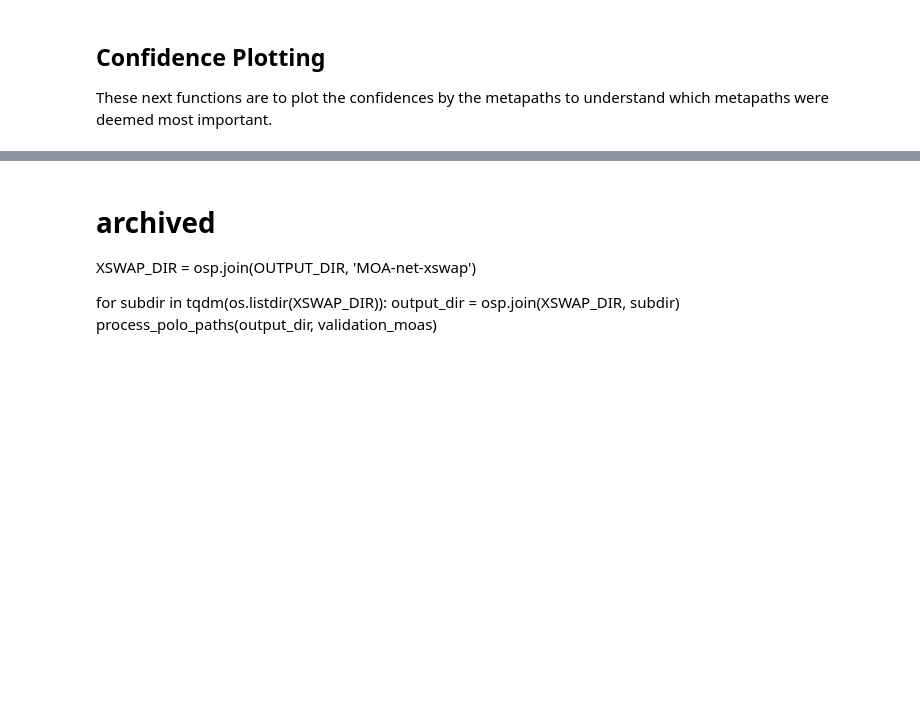
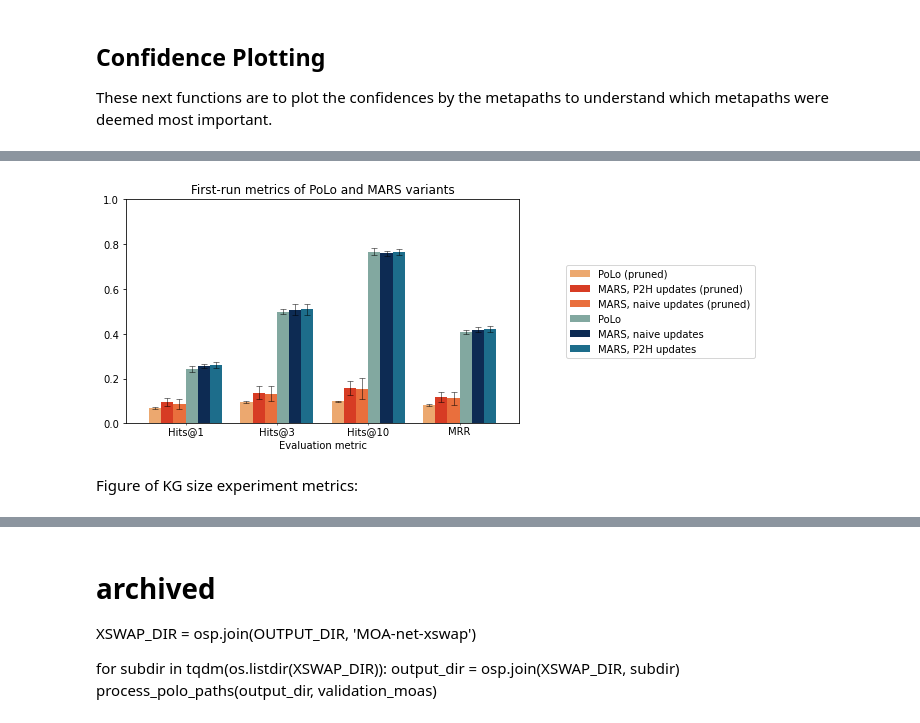
Before and after one commit to laurendelong21/MoA-Net, a Jupyter notebook: notebooks/result_paths_analysis.ipynb, the cells around one changed output, grey strips where cells are left out. Drawn from its saved outputs; the diff is of its cells as text; code cells hidden in the pictures; blank space fills up the shorter version.

```diff
--- a/notebooks/result_paths_analysis.ipynb
+++ b/notebooks/result_paths_analysis.ipynb
@@ -500,0 +542,71 @@ for subdir in tqdm(os.listdir(OG_DIR)):
+# %%
+# For every column remove the parentheses, and split by comma getting the first element
+table2_values = first_run.applymap(lambda x: x.split(",")[0].replace("(", ""))
+
+table2_sd = first_run.applymap(lambda x: x.split(",")[1].replace(")", ""))
+
+# to numeric
+table2_values = table2_values.apply(pd.to_numeric)
+table2_sd = table2_sd.apply(pd.to_numeric)
+# %%
+new_order = [
+    "PoLo (pruned)",
+    "MARS, P2H updates (pruned)",
+    "MARS, naive updates (pruned)",
+    "PoLo",
+    "MARS, naive updates",
+    "MARS, P2H updates",
+]
+table2_values = table2_values.reindex(index=new_order)
+table2_sd = table2_sd.reindex(index=new_order)
+# %%
+color_dict = {
+    "PoLo": "#82a8a0",
+    "PoLo (pruned)": "#eca86f",
+    "MARS, P2H updates (pruned)": "#d73c24",
+    "MARS, naive updates": "#0d2b53",
+    "MARS, naive updates (pruned)": "#e96f3d",
+    "MARS, P2H updates": "#1d6d8b",
+}
+
+table2_values.T.plot.bar(
+    color=color_dict,
+    yerr=table2_sd.T,
+    capsize=4,
+    ecolor="black",
+    error_kw=dict(lw=0.5, capsize=3, capthick=0.5),
+    # make bars thicker
+    width=0.8,
+)
+
+# dpi 400
+
+# Move legend out
+plt.legend(loc="center right", borderaxespad=0.0, bbox_to_anchor=(1.6, 0.5))
+# Title legend
+plt.title("First-run metrics of PoLo and MARS variants")
+
+# Y label empty
+plt.ylabel("")
+# Y label 0-1
+plt.ylim(0, 1)
+
+# x labels rotation
+plt.xticks(rotation=0)
+
+# make bars thicker and reduce the space between ticks
+plt.tick_params(axis="x", width=0.5, length=2, pad=0.5)
+
+# X label
+plt.xlabel("Evaluation metric")
+
+# make the plot wider
+plt.gcf().set_size_inches(10, 4)
+
+plt.savefig(osp.join(OUTPUT_DIR, "first_run_metrics.png"), dpi=400, bbox_inches="tight")
+
+plt.show()
+# %% [output]
+[figure, added]
+# %% [markdown]
+Figure of KG size experiment metrics:
```
Also changed, not shown: parts of 24 cells of this notebook.
